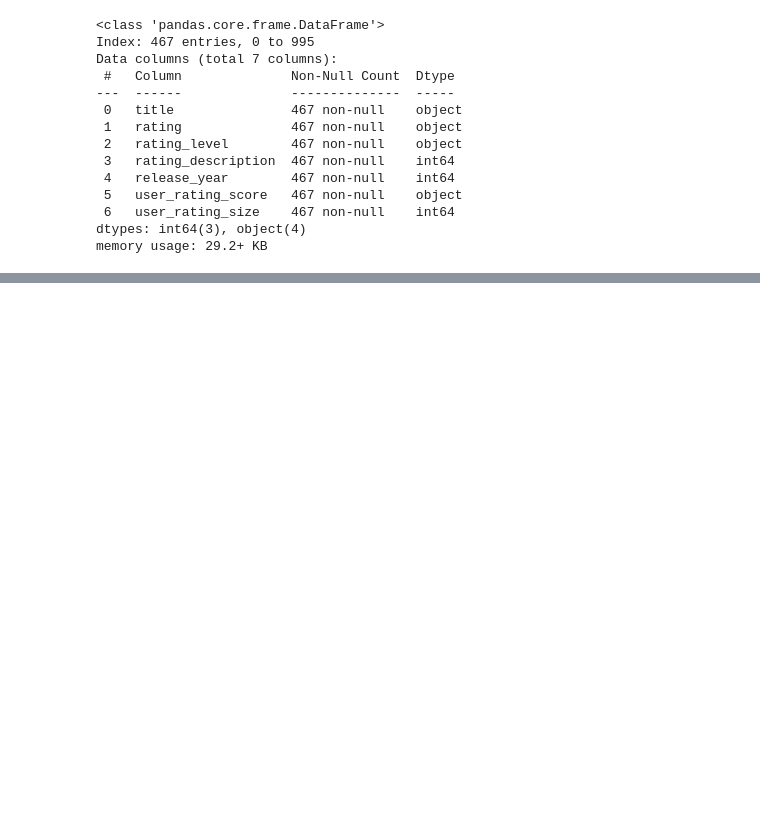
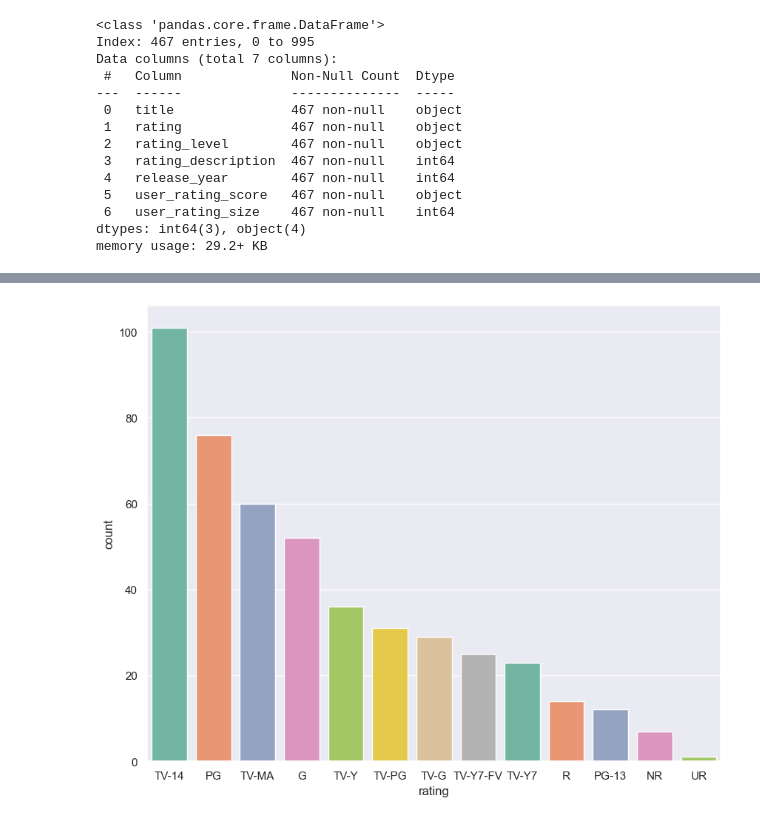
Before and after one commit to yussyafridayusfi/Netflix-EDA--1, a Jupyter notebook: EDA_netflix.ipynb, the cells around one changed output, grey strips where cells are left out. Saved outputs shown, nothing was run; the diff lists cells and outputs as text; code cells hidden in the pictures; blank space fills up the shorter version.

Commit message:
update visualization eda

```diff
--- a/EDA_netflix.ipynb
+++ b/EDA_netflix.ipynb
@@ -108,0 +123,6 @@ memory usage: 29.2+ KB
+# %%
+plt.figure(figsize=(10,8))
+sns.set(style = "darkgrid")
+ax = sns.countplot(x="rating", data = df, palette = "Set2", order=df["rating"].value_counts().index[0:15])
+# %% [output]
+[figure, added]
```
Also changed, not shown: parts of 6 cells of this notebook.
